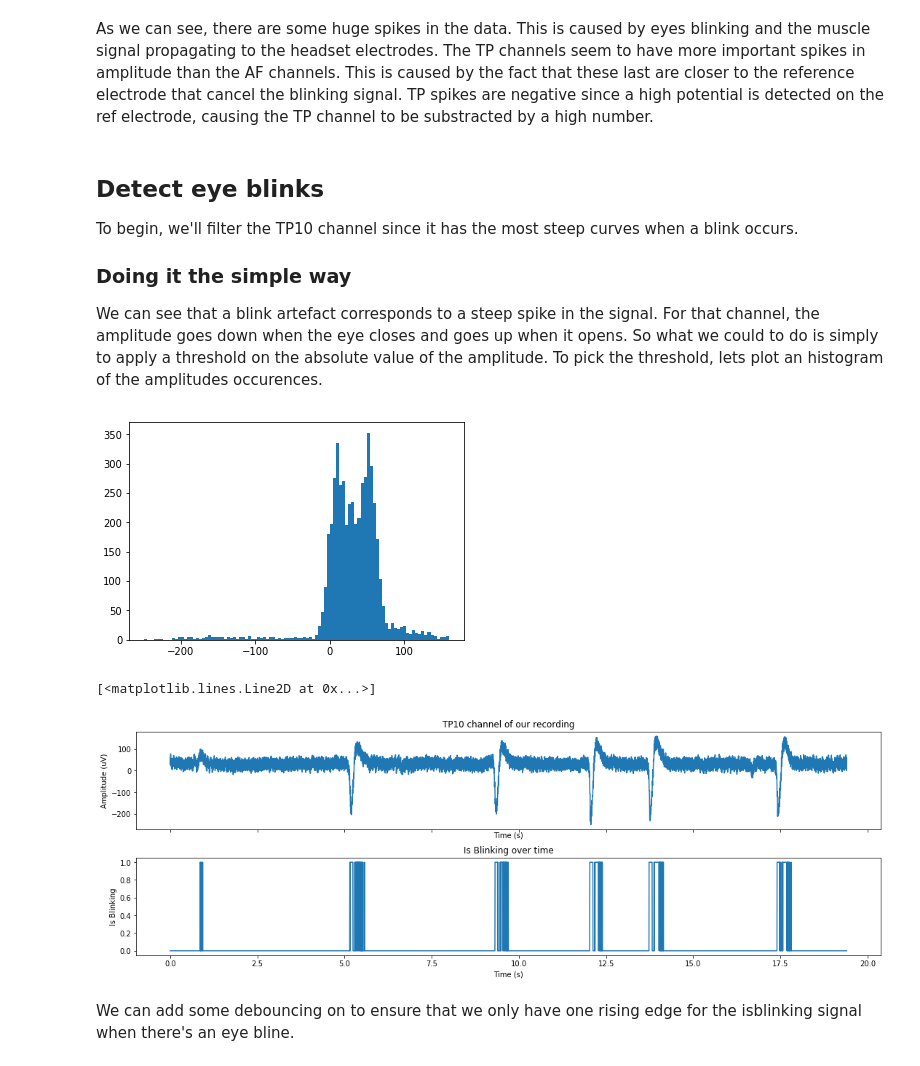
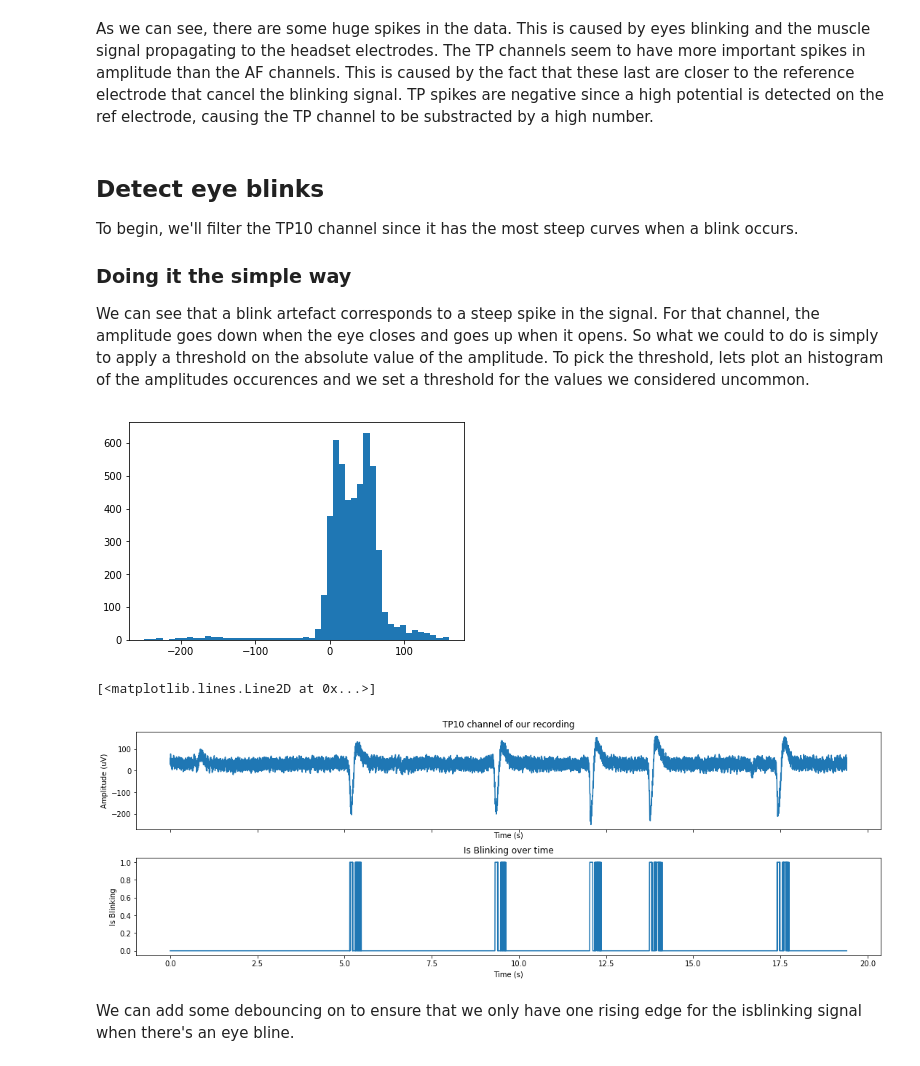
Before and after one commit to PolyCortex/onboarding-challenge, a Jupyter notebook: onboarding-challenge.ipynb, the cells around one changed output. Cells and saved outputs as stored; diff of their text form; code cells hidden in the pictures.

```diff
--- a/onboarding-challenge.ipynb
+++ b/onboarding-challenge.ipynb
@@ -70,15 +70,15 @@ To begin, we'll filter the TP10 channel since it has the most steep curves when
 
 ### Doing it the simple way
 
-We can see that a blink artefact corresponds to a steep spike in the signal. For that channel, the amplitude goes down when the eye closes and goes up when it opens. So what we could to do is simply to apply a threshold on the absolute value of the amplitude. To pick the threshold, lets plot an histogram of the amplitudes occurences.
+We can see that a blink artefact corresponds to a steep spike in the signal. For that channel, the amplitude goes down when the eye closes and goes up when it opens. So what we could to do is simply to apply a threshold on the absolute value of the amplitude. To pick the threshold, lets plot an histogram of the amplitudes occurences and we set a threshold for the values we considered uncommon.
 # %%
-plt.hist(eeg_data['TP10'], 100)
+plt.hist(eeg_data['TP10'], 50)
 plt.show()
 # %% [output]
-[figure, old version]
+[figure, new version]
 # %%
 # We want indexes that are superior to a threshold. This is completly a arbitrary value based of our observation of the signal's plot.
-THRESHOLD = 85 # We picked this number based on the previous histogram.
+THRESHOLD = 100 # We picked this number based on the previous histogram.
 blink_data = [abs(amplitude) > THRESHOLD for amplitude in eeg_data['TP10']]
 
 
@@ -97,7 +97,7 @@ axes[1].set_ylabel('Is Blinking')
 axes[1].plot(eeg_data['timestamps'], blink_data)
 # %% [output]
 [<matplotlib.lines.Line2D at 0x...>]
-[figure, old version]
+[figure, new version]
 # %% [markdown]
 We can add some debouncing on to ensure that we only have one rising edge for the isblinking signal when there's an eye bline.
 # %%
```
Also changed, not shown: parts of 3 cells of this notebook.
